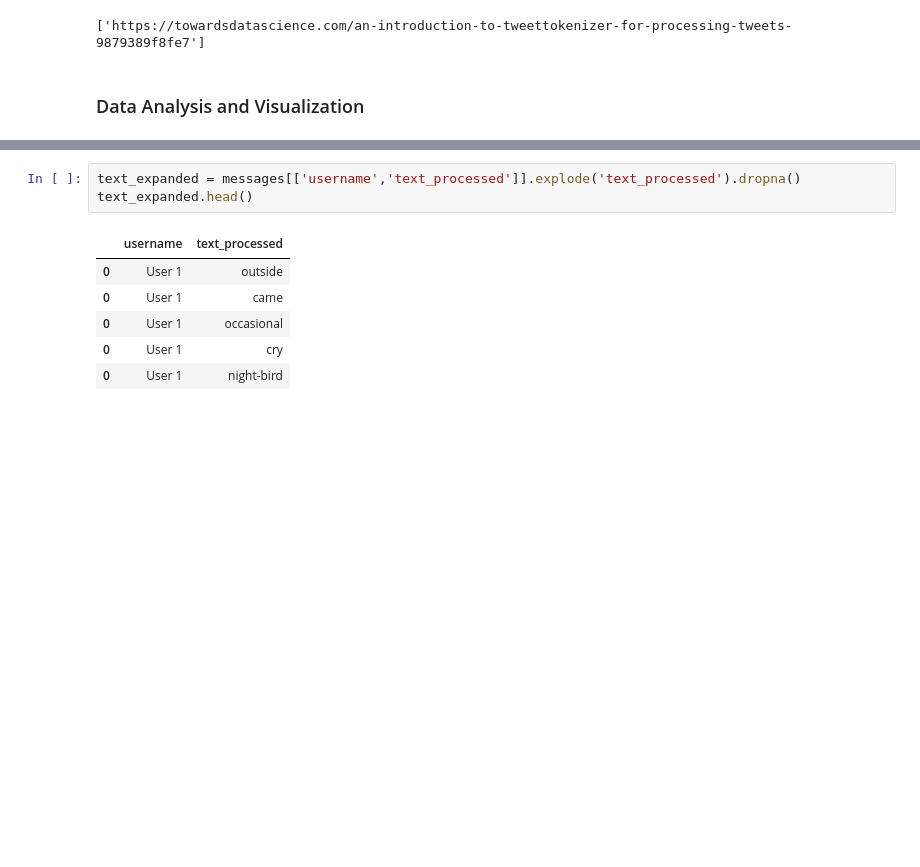
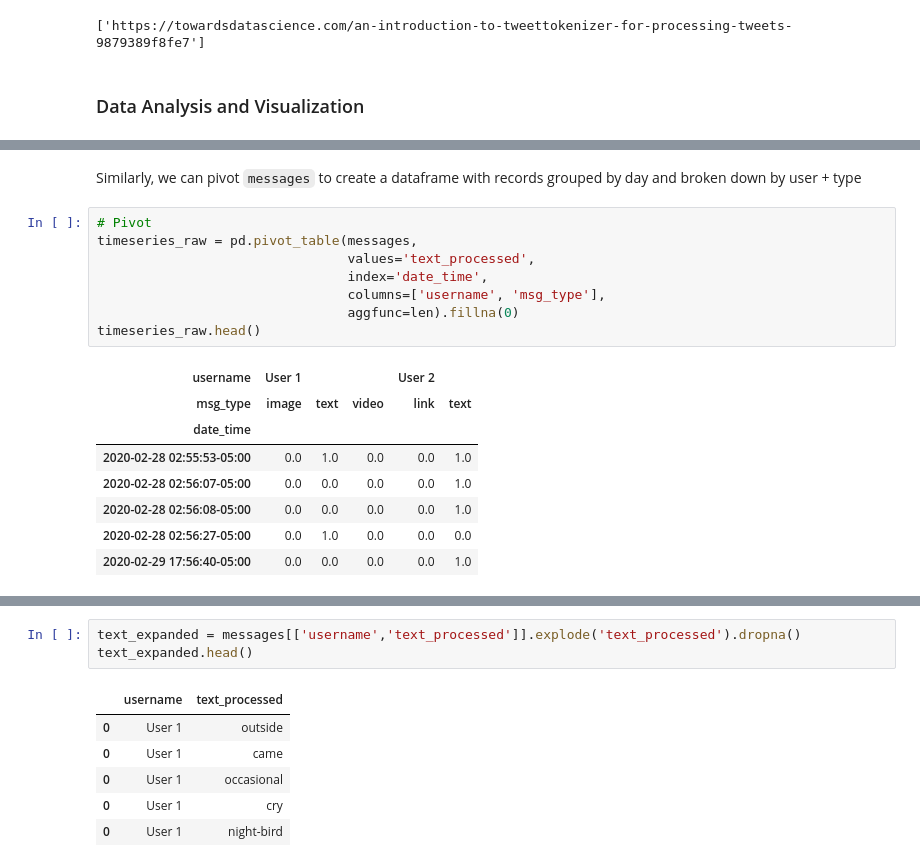
Before and after one commit to shenal-siri/WhatsApp-Chat-Viz, a Jupyter notebook: Chat-History-Prototyping.ipynb, the cells around one changed output, grey strips where cells are left out. Saved outputs shown, nothing was run; the diff lists cells and outputs as text; blank space fills up the shorter version.

```diff
--- a/Chat-History-Prototyping.ipynb
+++ b/Chat-History-Prototyping.ipynb
@@ -472,0 +489,19 @@ Let's keep track of which dataframes can be used for each vizualization - and cr
+# %% [markdown]
+Similarly, we can pivot `messages` to create a dataframe with records grouped by day and broken down by user + type
+# %%
+# Pivot
+timeseries_raw = pd.pivot_table(messages,
+                                values='text_processed',
+                                index='date_time',
+                                columns=['username', 'msg_type'],
+                                aggfunc=len).fillna(0)
+timeseries_raw.head()
+# %% [output]
+| username | User 1 |  |  | User 2 |  |
+| msg_type | image | text | video | link | text |
+| date_time |  |  |  |  |  |
+| 2020-02-28 02:55:53-05:00 | 0.0 | 1.0 | 0.0 | 0.0 | 1.0 |
+| 2020-02-28 02:56:07-05:00 | 0.0 | 0.0 | 0.0 | 0.0 | 1.0 |
+| 2020-02-28 02:56:08-05:00 | 0.0 | 0.0 | 0.0 | 0.0 | 1.0 |
+| 2020-02-28 02:56:27-05:00 | 0.0 | 1.0 | 0.0 | 0.0 | 0.0 |
+| 2020-02-29 17:56:40-05:00 | 0.0 | 0.0 | 0.0 | 0.0 | 1.0 |
```
Also changed, not shown: parts of 14 cells of this notebook.
